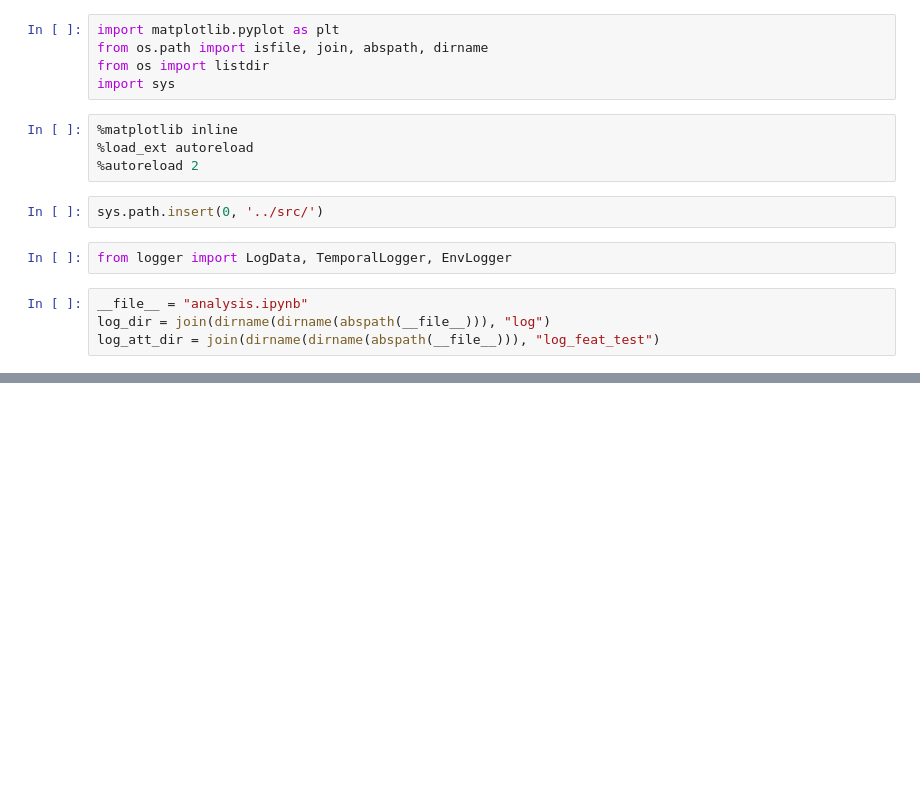
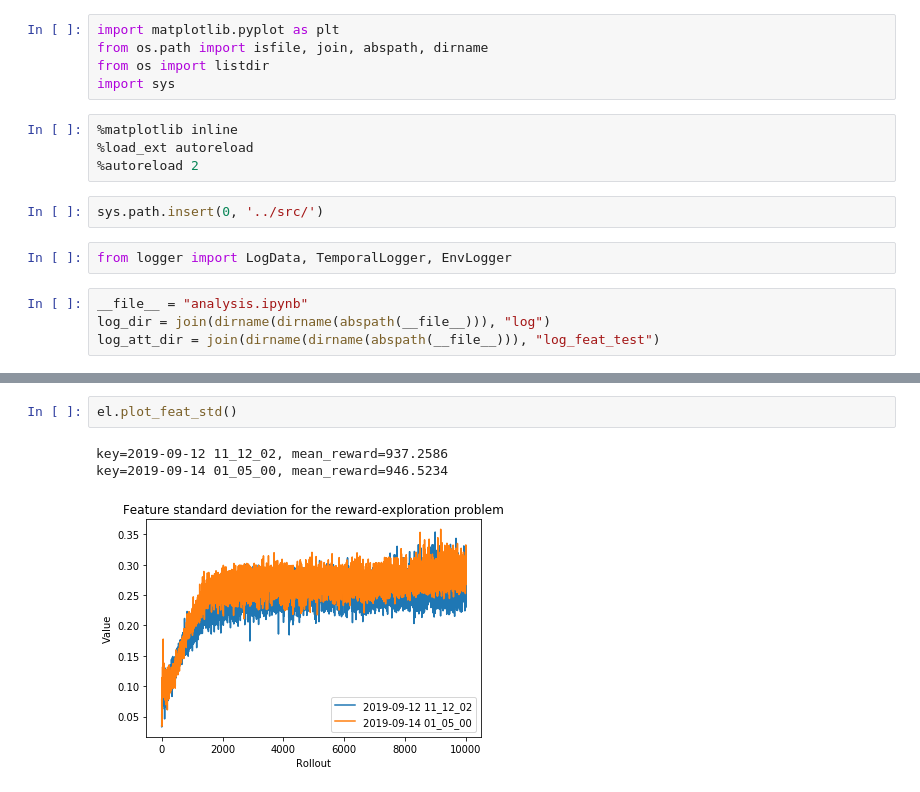
Before and after one commit to rpatrik96/AttA2C, a Jupyter notebook: jupyter/analysis.ipynb, the cells around one changed output, grey strips where cells are left out. Cells and saved outputs as stored; diff of their text form; blank space fills up the shorter version.

```diff
--- a/jupyter/analysis.ipynb
+++ b/jupyter/analysis.ipynb
@@ -105,0 +64,6 @@ key=2019-08-15 21_46_35, proxy_val=-18.238408687476813
+# %%
+el.plot_feat_std()
+# %% [output]
+key=2019-09-12 11_12_02, mean_reward=937.2586
+key=2019-09-14 01_05_00, mean_reward=946.5234
+[figure, added]
```
Also changed, not shown: parts of 8 cells of this notebook, 6 other files.
